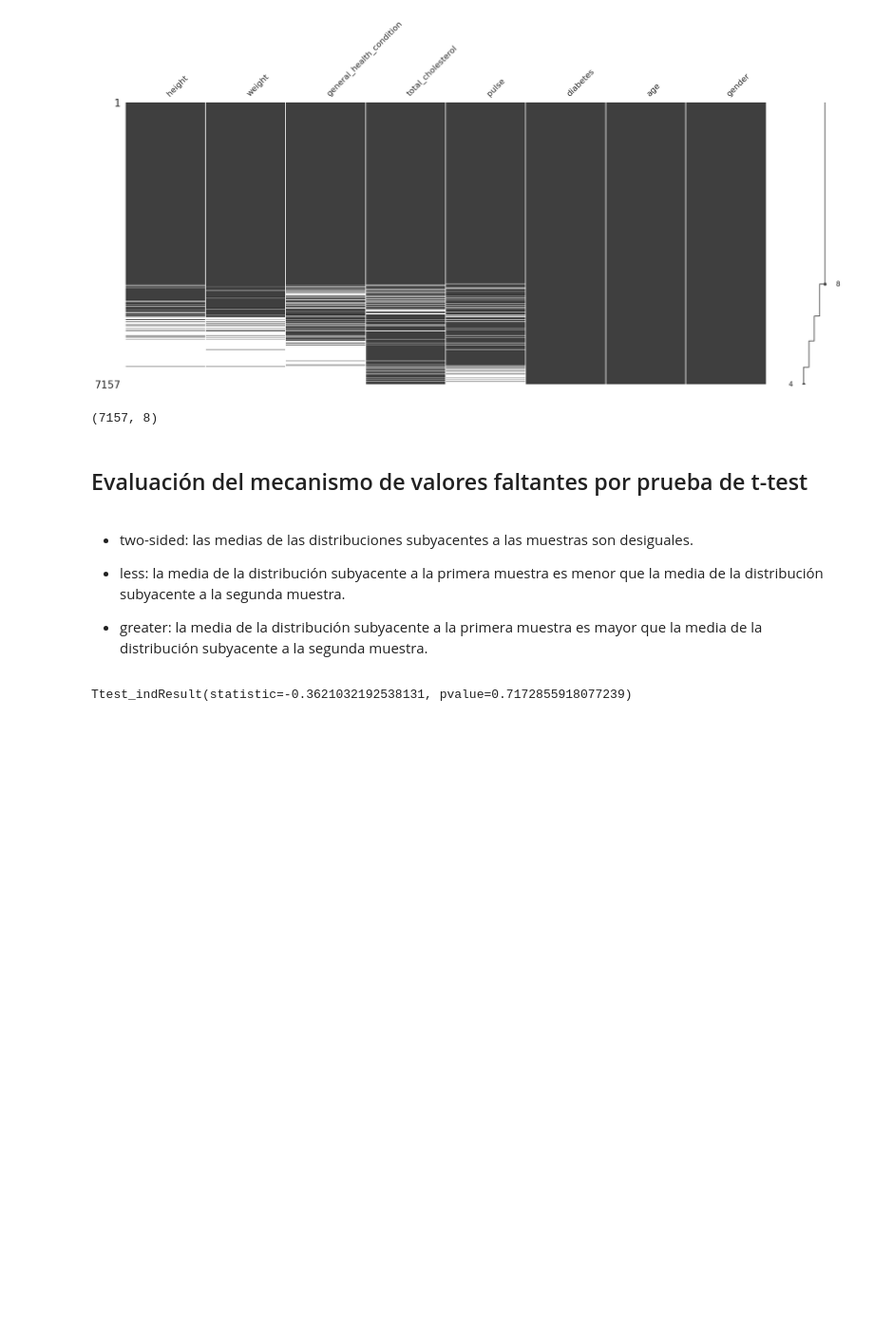
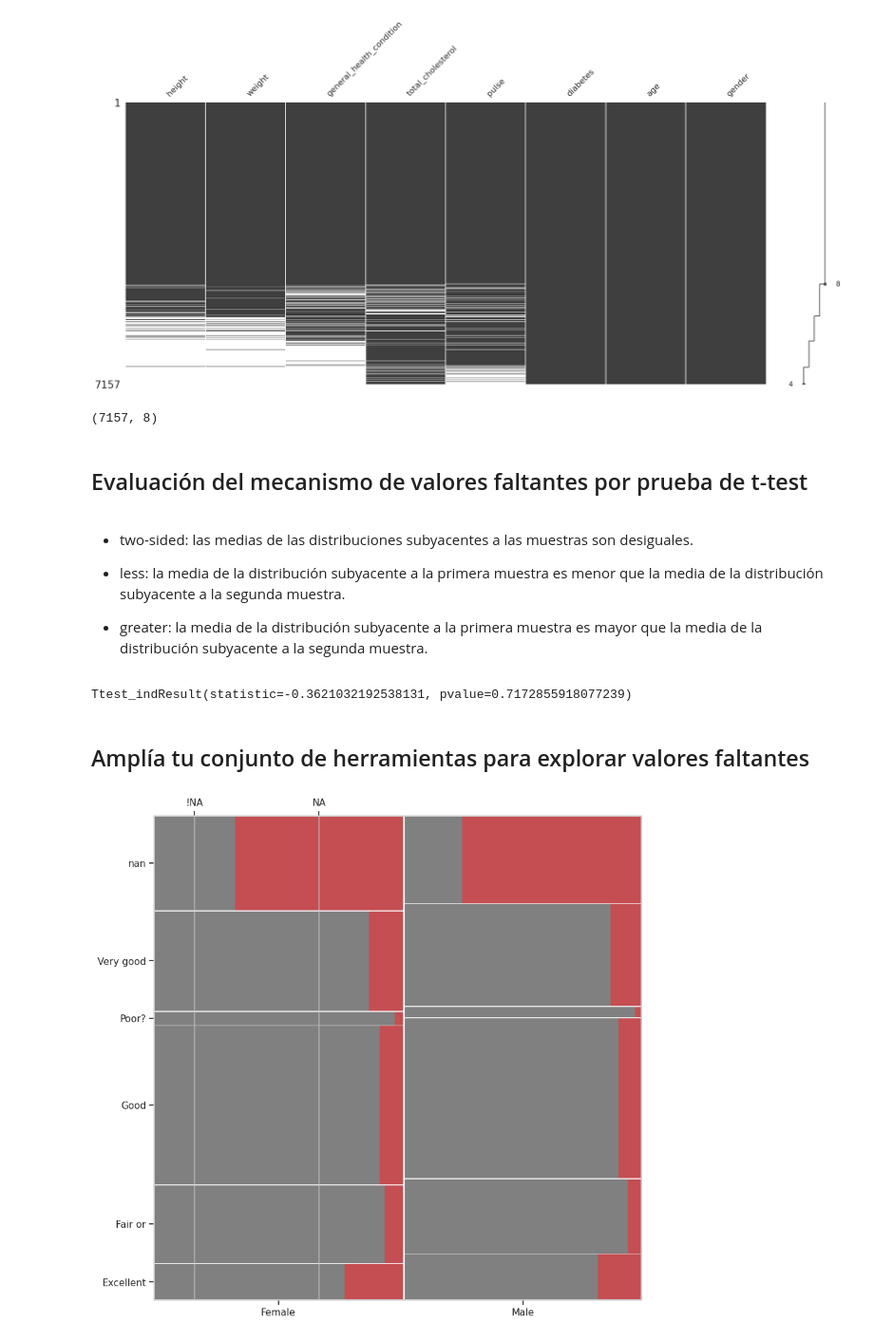
Before and after one commit to ArnolPlazas/manejo_datos_faltantes_imputacion, a Jupyter notebook: missing_values_imputation.ipynb, the cells around one changed output. Shown: that part at 95% size. Cells and saved outputs as stored; diff of their text form; code cells hidden in the pictures; blank space fills up the shorter version.

Commit message:
Amplía tu conjunto de herramientas para explorar valores faltantes.

```diff
--- a/missing_values_imputation.ipynb
+++ b/missing_values_imputation.ipynb
@@ -276,3 +276,31 @@ scipy.stats.ttest_ind(
 )
 # %% [output]
 Ttest_indResult(statistic=-0.3621032192538131, pvalue=0.7172855918077239)
+# %% [markdown]
+## Amplía tu conjunto de herramientas para explorar valores faltantes
+# %%
+fig, ax = plt.subplots(figsize=(10, 10))
+
+(
+    nhanes_df.select_columns("weight", "general_health_condition", "gender")
+    .assign(weight=lambda df: df.weight.isna().replace([True, False], ["NA", "!NA"]))
+    .groupby(
+        ["gender", "general_health_condition", "weight"], dropna=False, as_index=True
+    )
+    .size()
+    .pipe(
+        lambda df: mosaic(
+            data=df,
+            properties=lambda key: {"color": "r" if "NA" in key else "gray"},
+            ax=ax,
+            horizontal=True,
+            axes_label=True,
+            title="",
+            labelizer=lambda key: "",
+        )
+    )
+)
+
+ax.grid(False)
+# %% [output]
+[figure, added]
```
